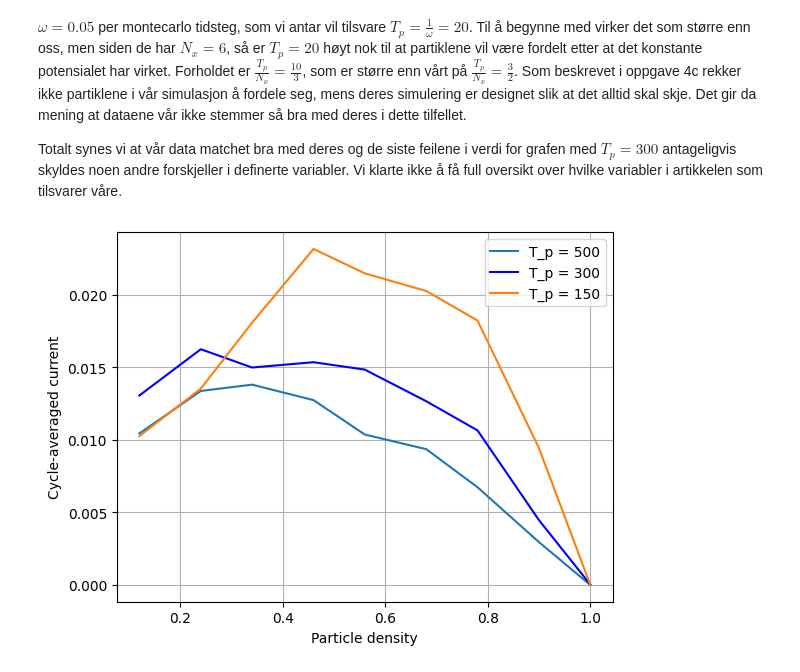
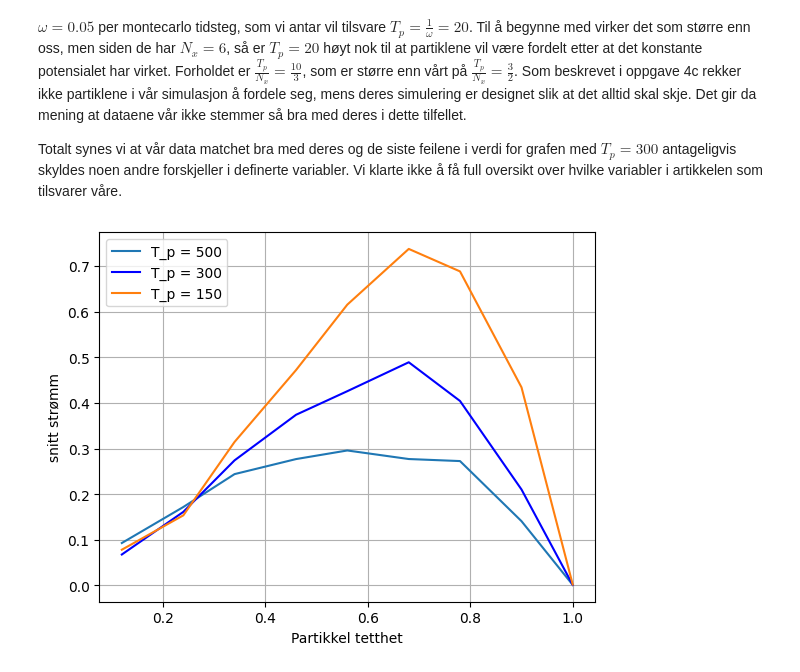
Before and after one commit to 40fied4t/motor-protein-in-flashing-ratchet-potential, a Jupyter notebook: prosjekt2.ipynb, the cells around one changed output. Saved outputs shown, nothing was run; the diff lists cells and outputs as text; code cells hidden in the pictures.

Commit message:
change: endret slik at oppg 3 og 4 bruker samme simulate-funksjon.

```diff
--- a/prosjekt2.ipynb
+++ b/prosjekt2.ipynb
@@ -598,6 +601,6 @@ Videre antar en analytiske løsningen at én gitt partikkel aldri beveger seg me
 Først for at koden fra oppgave 3 skulle funke for oppgave 4, måtte vi gjør en liten justering. Stort sett innbar det kun å legge til denne random_step funksjonen som er definert under. Den tar inn arrayet med posisjonene for et tidsteg og gjør random walk simuleringen for et tidsteg. I tillegg, som ønsket, sørger den for at partiklene ikke koliderer. Dette kommer fra leddene etter and i if setningen. I tillegg trengtes det å redfinere simulate funksjonen litt for at den skal kunne ta inn b.
 # %%
-def random_step(x,pm,pp,N_x,spatialPeriods,b,h):
+def random_step4(x,pm,pp,N_x,spatialPeriods,b,h):
     length=len(x)
     #Lager et array med tilfeldige tall for å avgjøre hvilken retning
     r=np.random.rand(length)
@@ -746,16 +676,16 @@ startV_2  = True
 Kjører simulasjonen for forskjellige partikkel tettheter mellom 0 og 1
 # %%
 # Lager et array med forskjellige partikkel antall som tilsvarer tetthet fra 0 til 1
-N_p= np.ceil(np.linspace(0,1*N_x*spatialPeriods/b,10))
+N_pArr= np.ceil(np.linspace(0,1*N_x*spatialPeriods/b,10))
 
 # lager et array for å lagre data
-cur_rho=np.zeros_like(N_p)
-rho = N_p*b/spatialPeriods/N_x
+cur_rho=np.zeros_like(N_pArr)
+rho = N_pArr*b/spatialPeriods/N_x
 
 # Kjører simuleringen for alle partikkel antall og lagrer gjennomsnittlig strøm i cur_rho
-for i in range(len(N_p)):
-    startPositions=np.int_(np.floor(np.linspace(0,N_x*spatialPeriods,int(N_p[i]))))
-    x, currents, XX=simulate4(startPositions,alpha,T_p,N_x,int(N_p[i]),k,b,h,spatialPeriods,cycles,startV_2)
+for i in range(len(N_pArr)):
+    startPositions=np.int_(np.floor(np.linspace(0,N_x*spatialPeriods,int(N_pArr[i]))))
+    x, currents, XX=simulate(startPositions,alpha,T_p,N_x,int(N_pArr[i]),k,b,spatialPeriods,cycles,startV_2,random_step4)
     cur_rho[i]=np.mean(currents)
 # %%
 plt.figure("T_p")
@@ -778,12 +708,12 @@ T_p= 150
 cycles = int(30000/T_p)
 
 # lager et array for å lagre resultater
-cur_rho_lowerT_p=np.zeros_like(N_p)
+cur_rho_lowerT_p=np.zeros_like(N_pArr)
 
 # Kjører simulering for alle partikkel antall, Samme som i 4b
-for i in range(len(N_p)):
-    startPositions=np.int_(np.floor(np.linspace(0,N_x*spatialPeriods,int(N_p[i]))))
-    x, currents, XX=simulate4(startPositions,alpha,T_p,N_x,int(N_p[i]),k,b,h,spatialPeriods,cycles,startV_2)
+for i in range(len(N_pArr)):
+    startPositions=np.int_(np.floor(np.linspace(0,N_x*spatialPeriods,int(N_pArr[i]))))
+    x, currents, XX=simulate(startPositions,alpha,T_p,N_x,int(N_pArr[i]),k,b,spatialPeriods,cycles,startV_2,random_step4)
     cur_rho_lowerT_p[i]=np.mean(currents)
 # %%
 # Definerer ny høyere T_p
@@ -794,9 +724,20 @@ cycles = int(30000/T_p)
 cur_rho_higherT_p=np.zeros_like(rho)
 
 # Kjører simulering for alle partikkel antall, Samme som i 4b
-for i in range(len(N_p)):
-    startPositions=np.int_(np.floor(np.linspace(0,N_x*spatialPeriods,int(N_p[i]))))
-    x, currents, XX=simulate4(startPositions,alpha,T_p,N_x,int(N_p[i]),k,b,h,spatialPeriods,cycles,startV_2)
+for i in range(len(N_pArr)):
+    startPositions=np.int_(np.floor(np.linspace(0,N_x*spatialPeriods,int(N_pArr[i]))))
+    x, currents, XX=simulate(
+        startPositions,
+        alpha,
+        T_p,
+        N_x,
+        int(N_pArr[i]),
+        k,
+        b,
+        spatialPeriods,
+        cycles,
+        startV_2,
+        random_step4)
     cur_rho_higherT_p[i]=np.mean(currents)
 # %%
 plt.plot(rho,cur_rho_higherT_p,label="T_p = 500")
@@ -829,13 +770,13 @@ Det første å bemerke er at deres data er en del glattere en våre, der de anta
 
 Totalt synes vi at vår data matchet bra med deres og de siste feilene i verdi for grafen med $T_{p} = 300$ antageligvis skyldes noen andre forskjeller i definerte variabler. Vi klarte ikke å få full oversikt over hvilke variabler i artikkelen som tilsvarer våre.
 # %%
-plt.plot(rho,cur_rho_higherT_p*N_p,label="T_p = 500")
-plt.plot(rho,cur_rho*N_p, label="T_p = 300",color="blue")
-plt.plot(rho,cur_rho_lowerT_p*N_p,label="T_p = 150")
+plt.plot(rho,cur_rho_higherT_p*N_pArr,label="T_p = 500")
+plt.plot(rho,cur_rho*N_pArr, label="T_p = 300",color="blue")
+plt.plot(rho,cur_rho_lowerT_p*N_pArr,label="T_p = 150")
 plt.xlabel("Partikkel tetthet")
 plt.ylabel("snitt strømm")
 plt.grid()
 plt.legend()
 plt.show()
 # %% [output]
-[figure, old version]
+[figure, new version]
```
Also changed, not shown: parts of 23 cells of this notebook.
